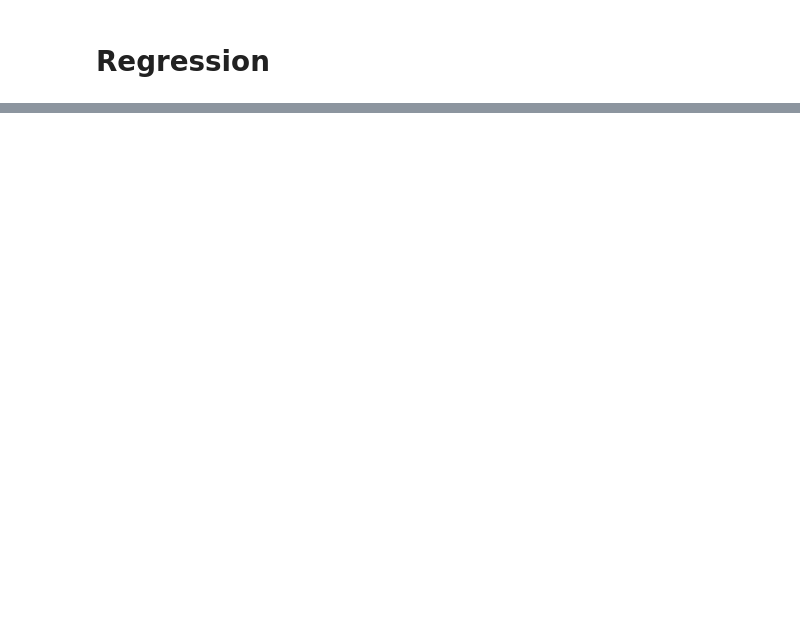
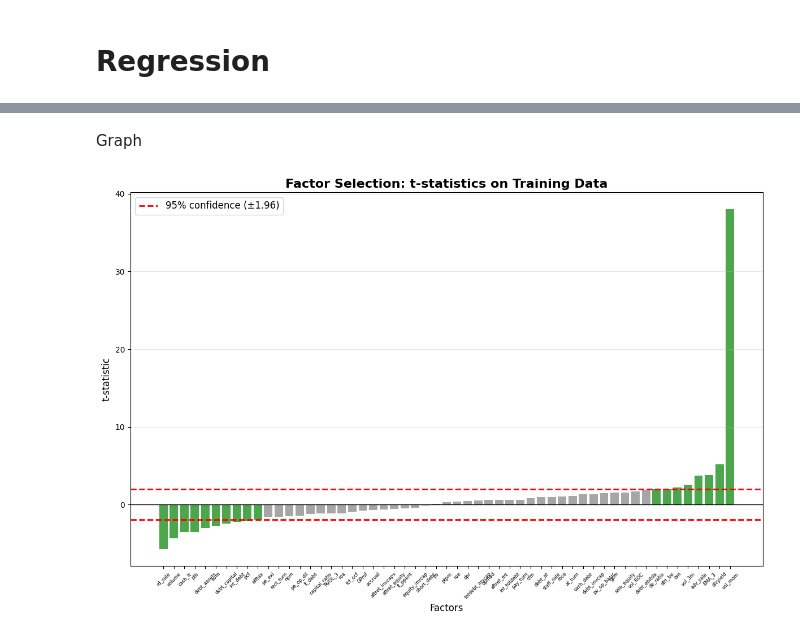
Before and after one commit to IshitBajpai/HFS, a Jupyter notebook: EDA.ipynb, the cells around one changed output, grey strips where cells are left out. Drawn from its saved outputs; the diff is of its cells as text; code cells hidden in the pictures; blank space fills up the shorter version.

```diff
--- a/EDA.ipynb
+++ b/EDA.ipynb
@@ -1338,0 +2567,3 @@ Test set performance:
+# %%
+x  = 10
+rebalance_freq = 2
@@ -1338,0 +3633,19 @@ Test set performance:
+# %% [markdown]
+Graph
+# %%
+plt.figure(figsize=(12, 8))
+colors = ['green' if abs(v) > 1.96 else 'gray' for v in values_sorted]
+plt.bar(factors_sorted, values_sorted, color=colors, alpha=0.7)
+plt.axhline(0, color='black', linewidth=1)
+plt.axhline(1.96, color='red', linestyle='--', linewidth=2, label='95% confidence (±1.96)')
+plt.axhline(-1.96, color='red', linestyle='--', linewidth=2)
+plt.title("Factor Selection: t-statistics on Training Data", fontsize=16, fontweight='bold')
+plt.ylabel("t-statistic", fontsize=12)
+plt.xlabel("Factors", fontsize=12)
+plt.xticks(rotation=45, fontsize=6)
+plt.legend(fontsize=12)
+plt.grid(True, alpha=0.3, axis='y')
+plt.tight_layout()
+plt.show()
+# %% [output]
+[figure, added]
```
Also changed, not shown: parts of 28 cells of this notebook, 2 other files.
